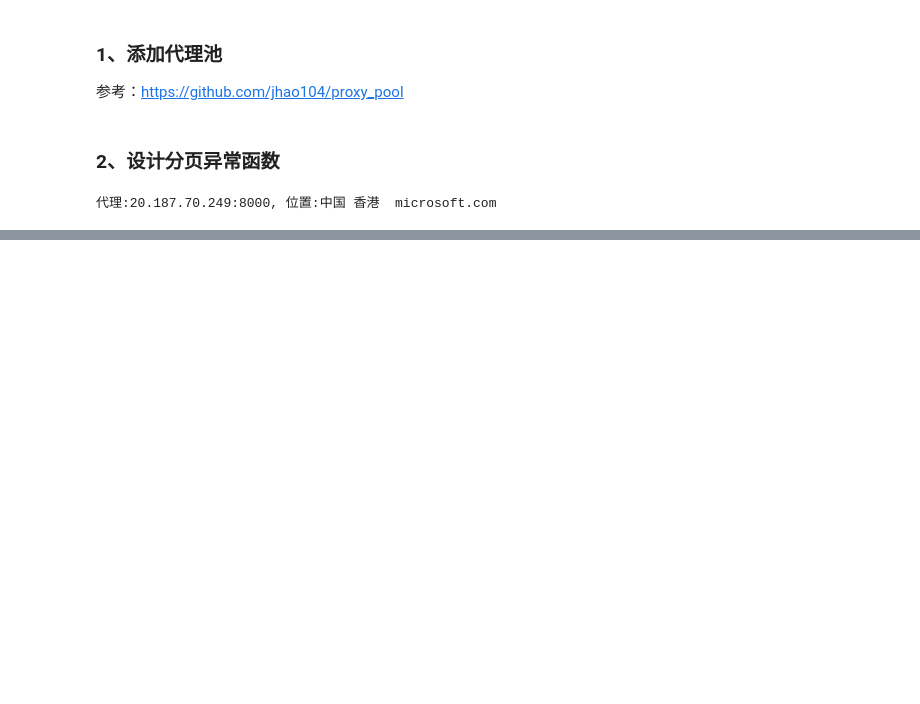
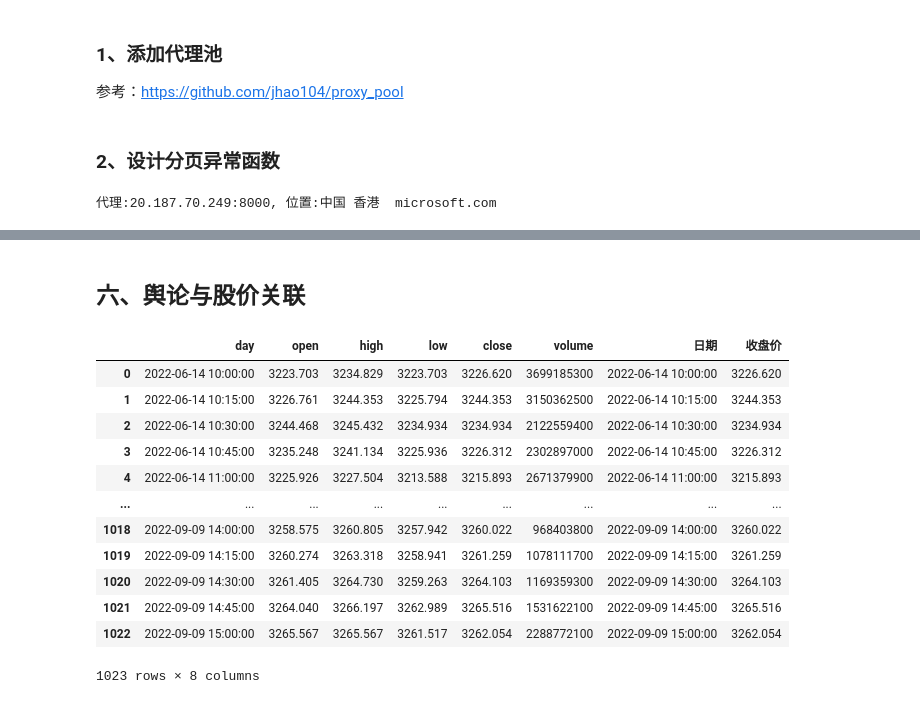
Before and after one commit to meiminjun/Notebook, a Jupyter notebook: 10-python/东方财富/股吧情绪分析.ipynb, the cells around one changed output, grey strips where cells are left out. Drawn from its saved outputs; the diff is of its cells as text; code cells hidden in the pictures; blank space fills up the shorter version.

```diff
--- a/10-python/东方财富/股吧情绪分析.ipynb
+++ b/10-python/东方财富/股吧情绪分析.ipynb
@@ -194,0 +339,12 @@ main()
+# %%
+import paddlehub as hub
+
+# 用在线模型
+# senta = hub.Module(name="senta_bilstm")
+# 在线模型下载失败，就用本地模型
+senta = hub.Module(directory="./senta_bilstm")
+texts = df['标题'].tolist()
+input_data = {'text': texts}
+res = senta.sentiment_classify(data=input_data)
+df['投资者情绪'] = [x['positive_probs'] for x in res]
+df
@@ -194,0 +369,17 @@ main()
+# %%
+#重采样至15分钟
+# df.dtypes
+# df['时间'] = pd.to_datetime(df['时间'])
+# df['时间'] = df['时间']
+# df.dtypes
+# print(df['时间'].dtype)
+# df
+# df.index = df['时间']
+df.index = pd.to_datetime(df['时间'])
+df.index
+# stock_df = pd.DataFrame(df).set_index('时间')
+data = df.resample('15min').mean().reset_index()
+# print(data)
+# data = df.resample('15min').mean()
+data
+# data
@@ -194,0 +402,31 @@ main()
+# %% [markdown]
+## 六、舆论与股价关联
+# %%
+import akshare as ak
+import matplotlib.pyplot as plt
+import matplotlib
+
+sz_index = ak.stock_zh_a_minute(symbol='sh000001', period='15', adjust="qfq")
+sz_index['日期'] = pd.to_datetime(sz_index['day'])
+sz_index['收盘价'] = sz_index['close'].astype('float')
+# sz_index
+data = data.merge(sz_index, left_on='时间', right_on='日期', how='inner')
+# data
+matplotlib.use('Qt5Agg')
+data.index = data['时间']
+data[['投资者情绪', '收盘价']].plot(secondary_y=['close'])
+plt.show()
+# %% [output]
+|  | day | open | high | low | close | volume | 日期 | 收盘价 |
+| 0 | 2022-06-14 10:00:00 | 3223.703 | 3234.829 | 3223.703 | 3226.620 | 3699185300 | 2022-06-14 10:00:00 | 3226.620 |
+| 1 | 2022-06-14 10:15:00 | 3226.761 | 3244.353 | 3225.794 | 3244.353 | 3150362500 | 2022-06-14 10:15:00 | 3244.353 |
+| 2 | 2022-06-14 10:30:00 | 3244.468 | 3245.432 | 3234.934 | 3234.934 | 2122559400 | 2022-06-14 10:30:00 | 3234.934 |
+| 3 | 2022-06-14 10:45:00 | 3235.248 | 3241.134 | 3225.936 | 3226.312 | 2302897000 | 2022-06-14 10:45:00 | 3226.312 |
+| 4 | 2022-06-14 11:00:00 | 3225.926 | 3227.504 | 3213.588 | 3215.893 | 2671379900 | 2022-06-14 11:00:00 | 3215.893 |
+| ... | ... | ... | ... | ... | ... | ... | ... | ... |
+| 1018 | 2022-09-09 14:00:00 | 3258.575 | 3260.805 | 3257.942 | 3260.022 | 968403800 | 2022-09-09 14:00:00 | 3260.022 |
+| 1019 | 2022-09-09 14:15:00 | 3260.274 | 3263.318 | 3258.941 | 3261.259 | 1078111700 | 2022-09-09 14:15:00 | 3261.259 |
+| 1020 | 2022-09-09 14:30:00 | 3261.405 | 3264.730 | 3259.263 | 3264.103 | 1169359300 | 2022-09-09 14:30:00 | 3264.103 |
+| 1021 | 2022-09-09 14:45:00 | 3264.040 | 3266.197 | 3262.989 | 3265.516 | 1531622100 | 2022-09-09 14:45:00 | 3265.516 |
+| 1022 | 2022-09-09 15:00:00 | 3265.567 | 3265.567 | 3261.517 | 3262.054 | 2288772100 | 2022-09-09 15:00:00 | 3262.054 |
+1023 rows × 8 columns
```
Also changed, not shown: parts of 12 cells of this notebook, 6 other files.
